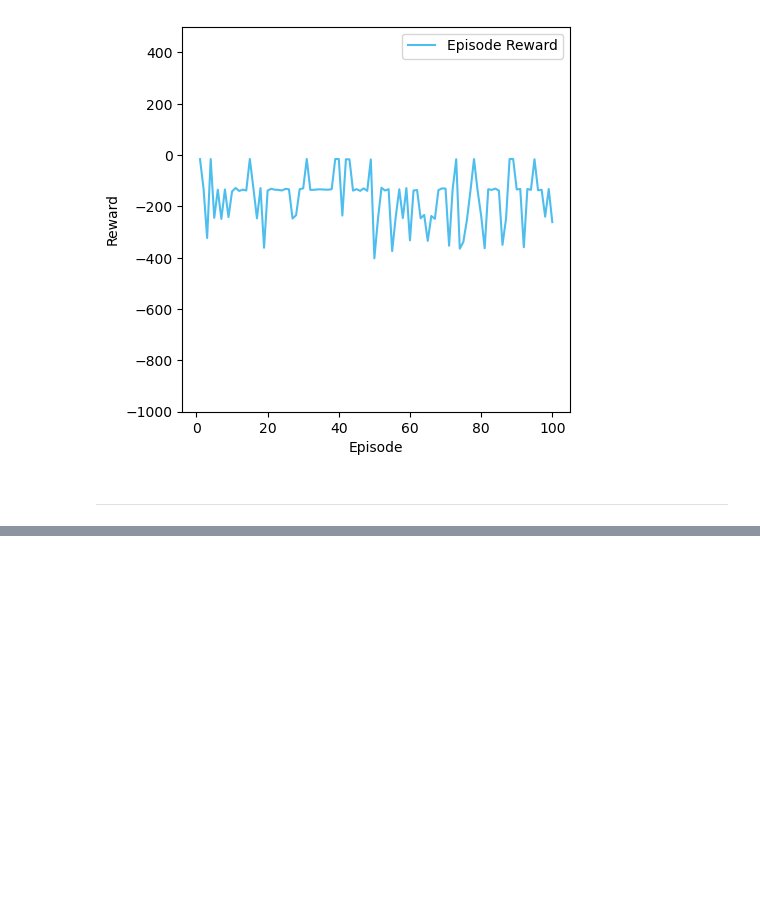
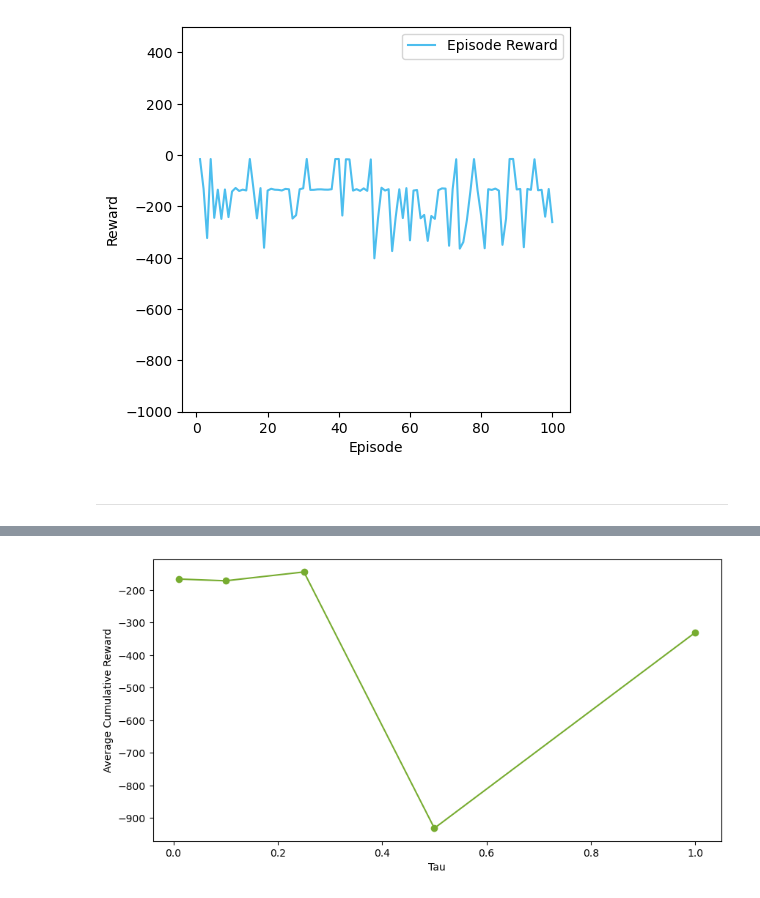
Before and after one commit to aristo6253/ANN-RL-DDPG, a Jupyter notebook: DDPG.ipynb, the cells around one changed output, grey strips where cells are left out. Saved outputs shown, nothing was run; the diff lists cells and outputs as text; code cells hidden in the pictures; blank space fills up the shorter version.

```diff
--- a/DDPG.ipynb
+++ b/DDPG.ipynb
@@ -497,7 +497,7 @@ class DDPGAgent:
         for target_param, param in zip(self.target_critic_network.parameters(), self.critic_network.parameters()):
             target_param.data.copy_(tau * param.data + (1 - tau) * target_param.data)
 # %%
-def train_actor_critic(actor, critic, transitions, actor_optimizer, critic_optimizer, gamma):
+def train_actor_critic(agent, transitions, actor_optimizer, critic_optimizer, gamma, train_networks=False, tau=0.01):
 
     states, actions, rewards, next_states, trunc = zip(*transitions)
 
@@ -508,16 +508,23 @@ def train_actor_critic(actor, critic, transitions, actor_optimizer, critic_optim
     trunc = torch.tensor(trunc, dtype=torch.float32).unsqueeze(1)
 
     # Train the Critic
-    next_actions = actor(next_states)
+    if train_networks:
+        next_actions = agent.target_policy_network(next_states)
+    else:
+        next_actions = agent.policy_network(next_states)
     state_action_pairs = torch.cat([states, actions], dim=1)
     next_state_action_pairs = torch.cat([next_states, next_actions], dim=1)
 
     # Computes Q-values for the given state-action pairs
-    q_values = critic(state_action_pairs)
+    q_values = agent.critic_network(state_action_pairs)
 
     # Compute target Q-values
     with torch.no_grad():
-        q_targets = rewards + gamma * critic(next_state_action_pairs) * (1 - trunc).detach()
+        if train_networks:
+            next_q_values = agent.target_critic_network(next_state_action_pairs)
+        else:
+            next_q_values = agent.critic_network(next_state_action_pairs)
+        q_targets = rewards + gamma * next_q_values * (1 - trunc).detach()
 
     # Compute loss
     #   Use MSE
@@ -529,9 +536,9 @@ def train_actor_critic(actor, critic, transitions, actor_optimizer, critic_optim
     critic_optimizer.step()
 
     # Train the Actor
-    actions = actor(states)
+    actions = agent.policy_network(states)
     state_action_pairs = torch.cat([states, actions], dim=1)
-    q_values = critic(state_action_pairs)
+    q_values = agent.critic_network(state_action_pairs)
     actor_loss = -q_values.mean()
     actor_optimizer.zero_grad()
     actor_loss.backward()         # Compute gradients
@@ -826,0 +826,15 @@ plt.show()
+# %%
+cumulative_rewards = []
+
+for tau in tau_values:
+    df_test = pd.read_csv(
+        f'data/q6/ddpg_q6_test_tau_{tau}.csv', index_col='Episode')
+    cumulative_rewards.append(np.mean(df_test['Reward'].values))
+
+fig, ax = plt.subplots(1, 1, figsize=(10, 5))
+ax.plot(tau_values, cumulative_rewards, color="#77AC30", marker='o')
+ax.set_xlabel('Tau')
+ax.set_ylabel('Average Cumulative Reward')
+plt.show()
+# %% [output]
+[figure, added]
```
Also changed, not shown: parts of 11 cells of this notebook, 15 other files.
